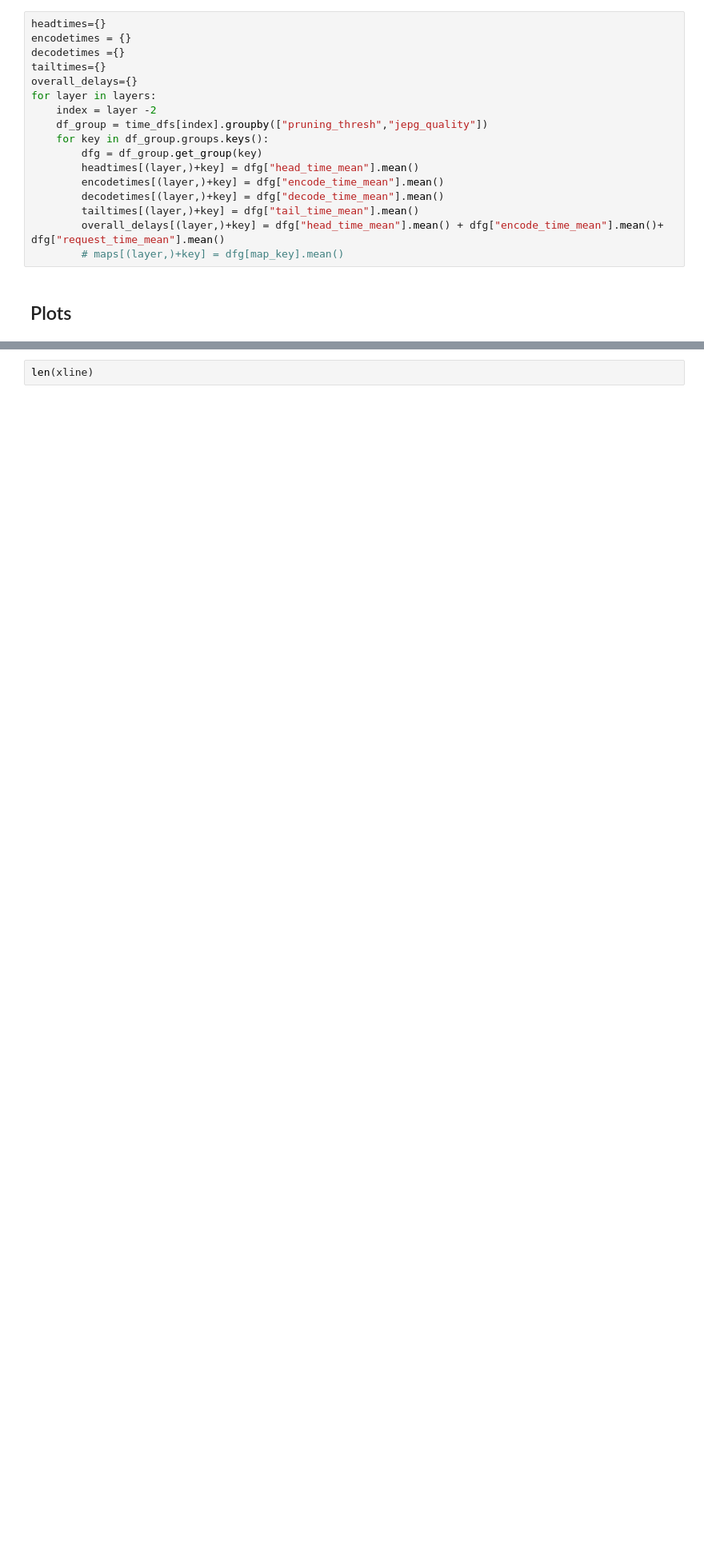
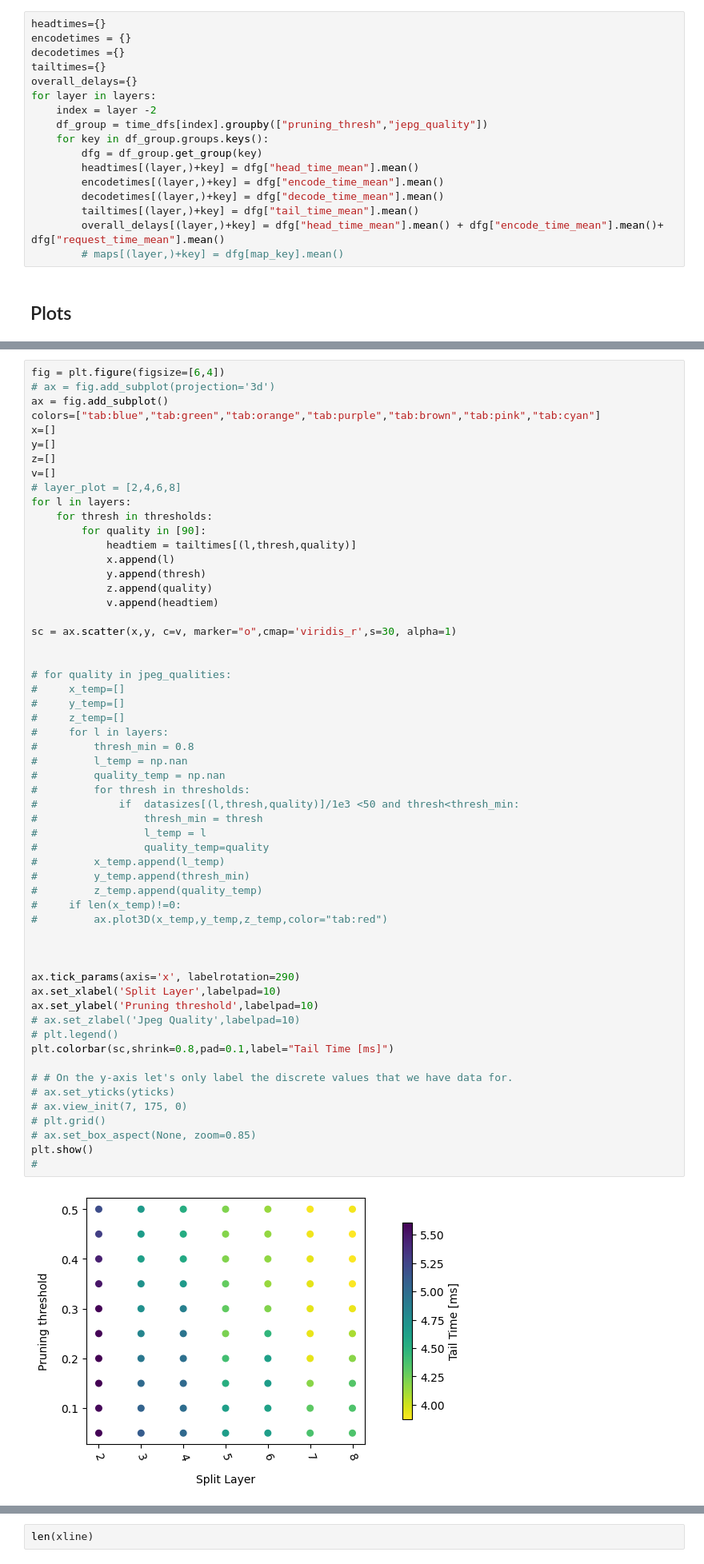
Before and after one commit to Rexyyj/split_DNN_framework, a Jupyter notebook: plots/plot_splitpoints.ipynb, the cells around one changed output, grey strips where cells are left out. Shown at 80% size. Drawn from its saved outputs; the diff is of its cells as text; blank space fills up the shorter version.

```diff
--- a/plots/plot_splitpoints.ipynb
+++ b/plots/plot_splitpoints.ipynb
@@ -163,3 +165,62 @@ plt.show()
+# %%
+fig = plt.figure(figsize=[6,4])
+# ax = fig.add_subplot(projection='3d')
+ax = fig.add_subplot()
+colors=["tab:blue","tab:green","tab:orange","tab:purple","tab:brown","tab:pink","tab:cyan"]
+x=[]
+y=[]
+z=[]
+v=[]
+# layer_plot = [2,4,6,8]
+for l in layers:
+    for thresh in thresholds:
+        for quality in [90]:
+            headtiem = tailtimes[(l,thresh,quality)]
+            x.append(l)
+            y.append(thresh)
+            z.append(quality)
+            v.append(headtiem)
+
+sc = ax.scatter(x,y, c=v, marker="o",cmap='viridis_r',s=30, alpha=1)
+
+
+# for quality in jpeg_qualities:
+#     x_temp=[]
+#     y_temp=[]
+#     z_temp=[]
+#     for l in layers:
+#         thresh_min = 0.8
+#         l_temp = np.nan
+#         quality_temp = np.nan
+#         for thresh in thresholds:
+#             if  datasizes[(l,thresh,quality)]/1e3 <50 and thresh<thresh_min:
+#                 thresh_min = thresh
+#                 l_temp = l
+#                 quality_temp=quality
+#         x_temp.append(l_temp)
+#         y_temp.append(thresh_min)
+#         z_temp.append(quality_temp)
+#     if len(x_temp)!=0:
+#         ax.plot3D(x_temp,y_temp,z_temp,color="tab:red")
+
+
+
+ax.tick_params(axis='x', labelrotation=290)
+ax.set_xlabel('Split Layer',labelpad=10)
+ax.set_ylabel('Pruning threshold',labelpad=10)
+# ax.set_zlabel('Jpeg Quality',labelpad=10)
+# plt.legend()
+plt.colorbar(sc,shrink=0.8,pad=0.1,label="Tail Time [ms]")
+
+# # On the y-axis let's only label the discrete values that we have data for.
+# ax.set_yticks(yticks)
+# ax.view_init(7, 175, 0)
+# plt.grid()
+# ax.set_box_aspect(None, zoom=0.85)
+plt.show()
+#
+# %% [output]
+[figure, added]
 # %%
 fig = plt.figure(figsize=[15,18])
 ax = fig.add_subplot(projection='3d')
```
Also changed, not shown: parts of 10 cells of this notebook.
